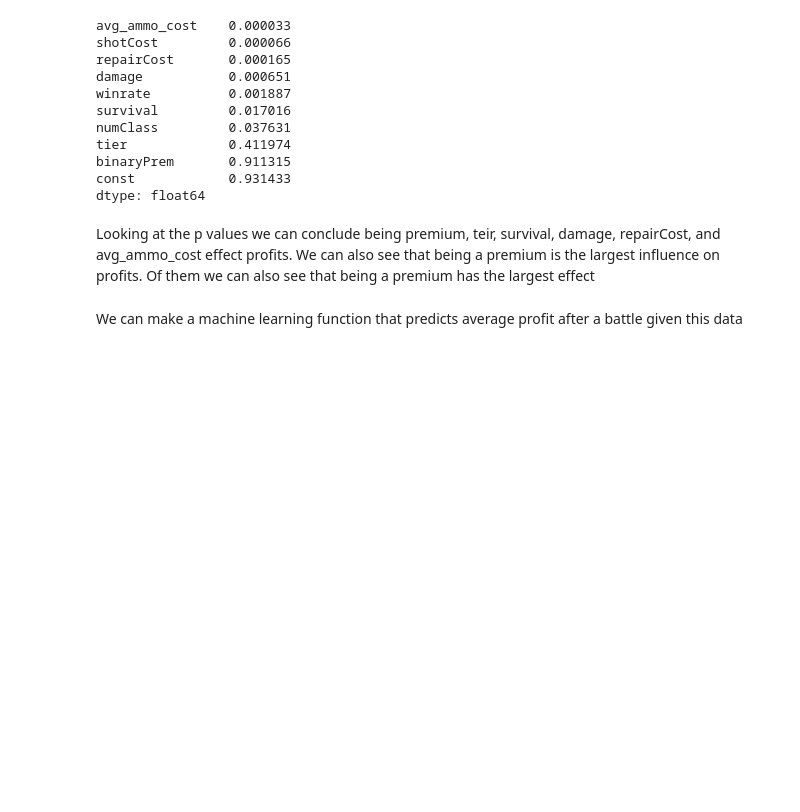
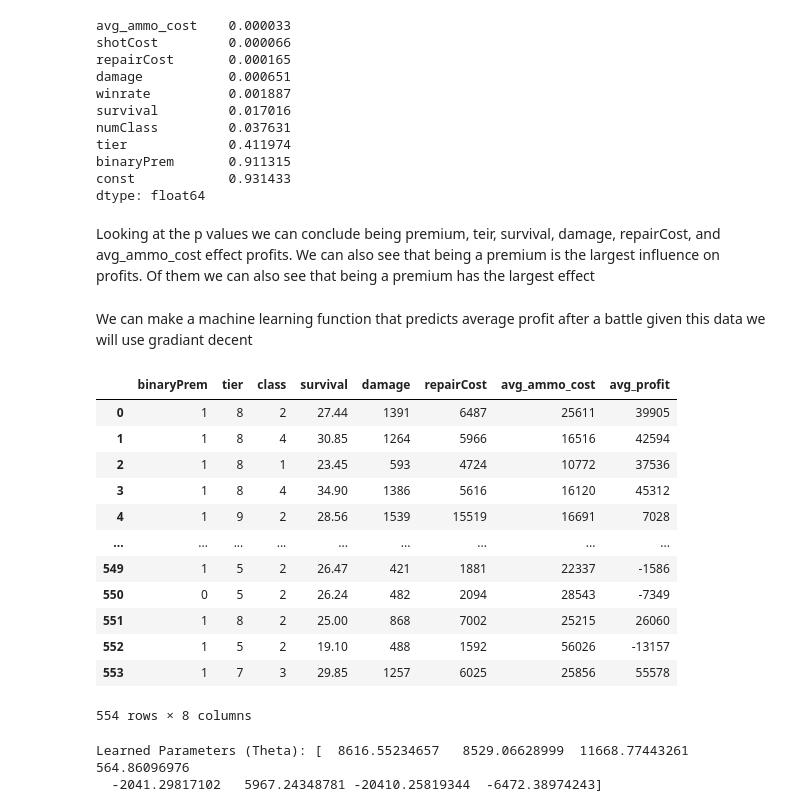
Before and after one commit to jeffreyLyngdoh/Final-Tutorial-World-of-Tank-deep-dive, a Jupyter notebook: book.ipynb, the cells around one changed output. Cells and saved outputs as stored; diff of their text form; code cells hidden in the pictures; blank space fills up the shorter version.

```diff
--- a/book.ipynb
+++ b/book.ipynb
@@ -311,4 +305,30 @@ dtype: float64
 # %% [markdown]
 Looking at the p values we can conclude being premium, teir, survival, damage, repairCost, and avg_ammo_cost effect profits. We can also see that being a premium is the largest influence on profits. Of them we can also see that being a premium has the largest effect
 # %% [markdown]
-We can make a machine learning function that predicts average profit after a battle given this data
+We can make a machine learning function that predicts average profit after a battle given this data we will use gradiant decent
+# %%
+trainingData = pd.DataFrame()
+
+trainingData['binaryPrem'] = data['binaryPrem']
+trainingData['tier'] = data['tier']
+trainingData['class'] = data['numClass']
+trainingData['survival'] = data['survival']
+trainingData['damage'] = data['damage']
+trainingData['repairCost'] = data['repairCost']
+trainingData['avg_ammo_cost'] = data['avg_ammo_cost']
+trainingData['avg_profit'] = data['avg_profit']
+trainingData
+# %% [output]
+|  | binaryPrem | tier | class | survival | damage | repairCost | avg_ammo_cost | avg_profit |
+| 0 | 1 | 8 | 2 | 27.44 | 1391 | 6487 | 25611 | 39905 |
+| 1 | 1 | 8 | 4 | 30.85 | 1264 | 5966 | 16516 | 42594 |
+| 2 | 1 | 8 | 1 | 23.45 | 593 | 4724 | 10772 | 37536 |
+| 3 | 1 | 8 | 4 | 34.90 | 1386 | 5616 | 16120 | 45312 |
+| 4 | 1 | 9 | 2 | 28.56 | 1539 | 15519 | 16691 | 7028 |
+| ... | ... | ... | ... | ... | ... | ... | ... | ... |
+| 549 | 1 | 5 | 2 | 26.47 | 421 | 1881 | 22337 | -1586 |
+| 550 | 0 | 5 | 2 | 26.24 | 482 | 2094 | 28543 | -7349 |
+| 551 | 1 | 8 | 2 | 25.00 | 868 | 7002 | 25215 | 26060 |
+| 552 | 1 | 5 | 2 | 19.10 | 488 | 1592 | 56026 | -13157 |
+| 553 | 1 | 7 | 3 | 29.85 | 1257 | 6025 | 25856 | 55578 |
+554 rows × 8 columns
@@ -314,0 +356,6 @@ We can make a machine learning function that predicts average profit after a bat
+# %%
+theta = gradientDescent(X_norm, y, theta, alpha, num_iterations)
+print("Learned Parameters (Theta):", theta)
+# %% [output]
+Learned Parameters (Theta): [  8616.55234657   8529.06628999  11668.77443261    564.86096976
+  -2041.29817102   5967.24348781 -20410.25819344  -6472.38974243]
```
Also changed, not shown: parts of 9 cells of this notebook, 1 other file.
